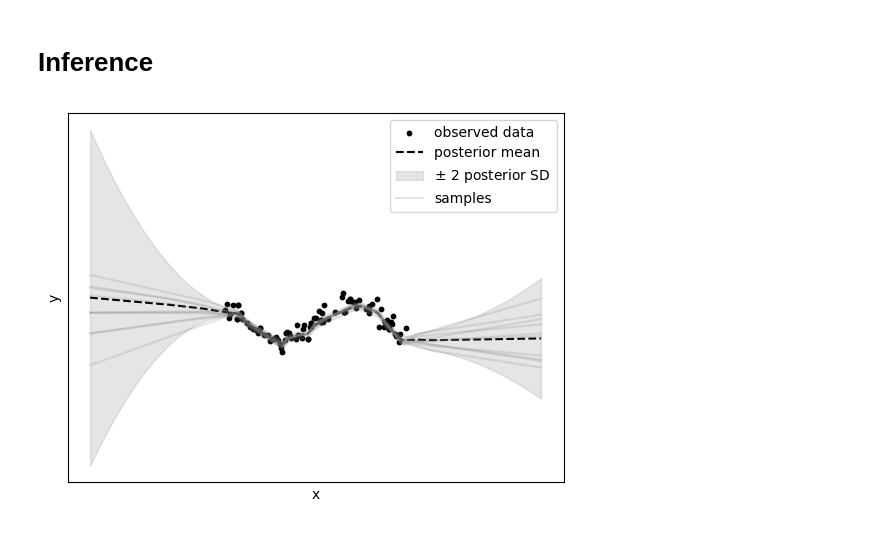
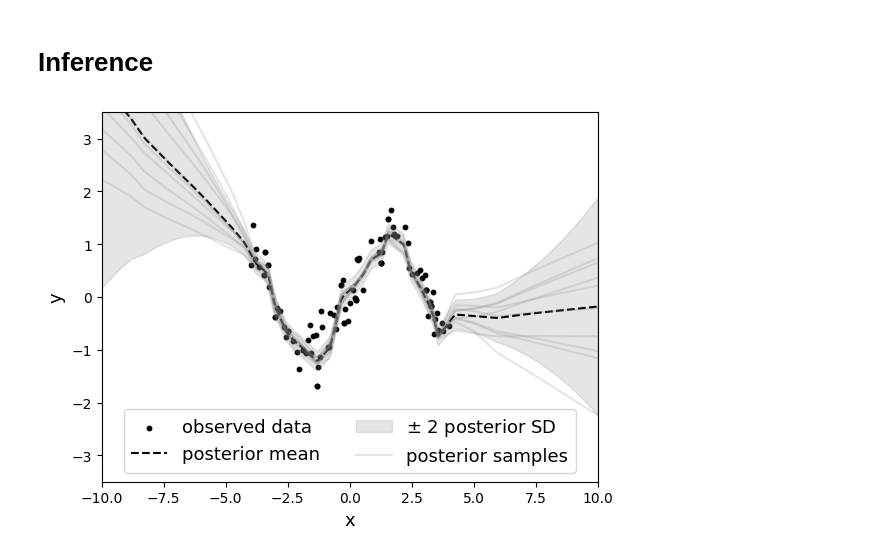
Before and after one commit to clarahoffmann/last-layer-inf, a Jupyter notebook: src/last_layer_inf/gaussian_posterior.ipynb, the cells around one changed output. Saved outputs shown, nothing was run; the diff lists cells and outputs as text; code cells hidden in the pictures.

Commit message:
format plot

```diff
--- a/src/last_layer_inf/gaussian_posterior.ipynb
+++ b/src/last_layer_inf/gaussian_posterior.ipynb
@@ -151,25 +151,30 @@ torch.Size([5, 10])
 # %% [markdown]
 # Inference
 # %%
+TEXT_SIZE = 13
 ys_no_noise = np.array([f(x = x, noise = False, sigma_eps = sigma_eps) for x in xs])
 
 fig, axs = plt.subplots(1,1)
 axs.scatter(xs_train, ys_train, c = 'black', label = 'observed data', alpha = 1, s = 10)
 axs.plot(xs_pred_np, pred_mus, c = 'black', linestyle = 'dashed', label = 'posterior mean')
 axs.fill_between(xs_pred_np, pred_mus - 2*pred_sigmas,  pred_mus + 2*pred_sigmas, color = 'grey', label = r'$\pm$ 2 posterior SD', alpha = 0.2)
 
 for i, sample in enumerate(pred_samples):
     if i < num_samples - 1:
         axs.plot(xs_pred_np, sample.detach().numpy(), color = 'gray', alpha = 0.2)
     else:
-        axs.plot(xs_pred_np, sample.detach().numpy(), color = 'gray', alpha = 0.2, label = 'samples')
+        axs.plot(xs_pred_np, sample.detach().numpy(), color = 'gray', alpha = 0.2, label = 'posterior samples')
 
 
-axs.legend()
-axs.set_xlabel('x')
-axs.set_ylabel('y')
-axs.set_xticks([], [])
-axs.set_yticks([], [])
-fig.savefig('gaussian_last_layer.pdf')
+axs.legend(ncols = 2, loc='lower center', fontsize = TEXT_SIZE)
+axs.set_xlabel('x', size = TEXT_SIZE)
+axs.set_ylabel('y', size = TEXT_SIZE)
+#axs.set_xticks([], [])
+#axs.set_yticks([], [])
+
+axs.set_xlim(-10,10)
+axs.set_ylim(-3.5, 3.5)
+
+fig.savefig('1d_regression.pdf')
 # %% [output]
-[figure, old version]
+[figure, new version]
```
Also changed, not shown: parts of 2 cells of this notebook, 1 other file.
